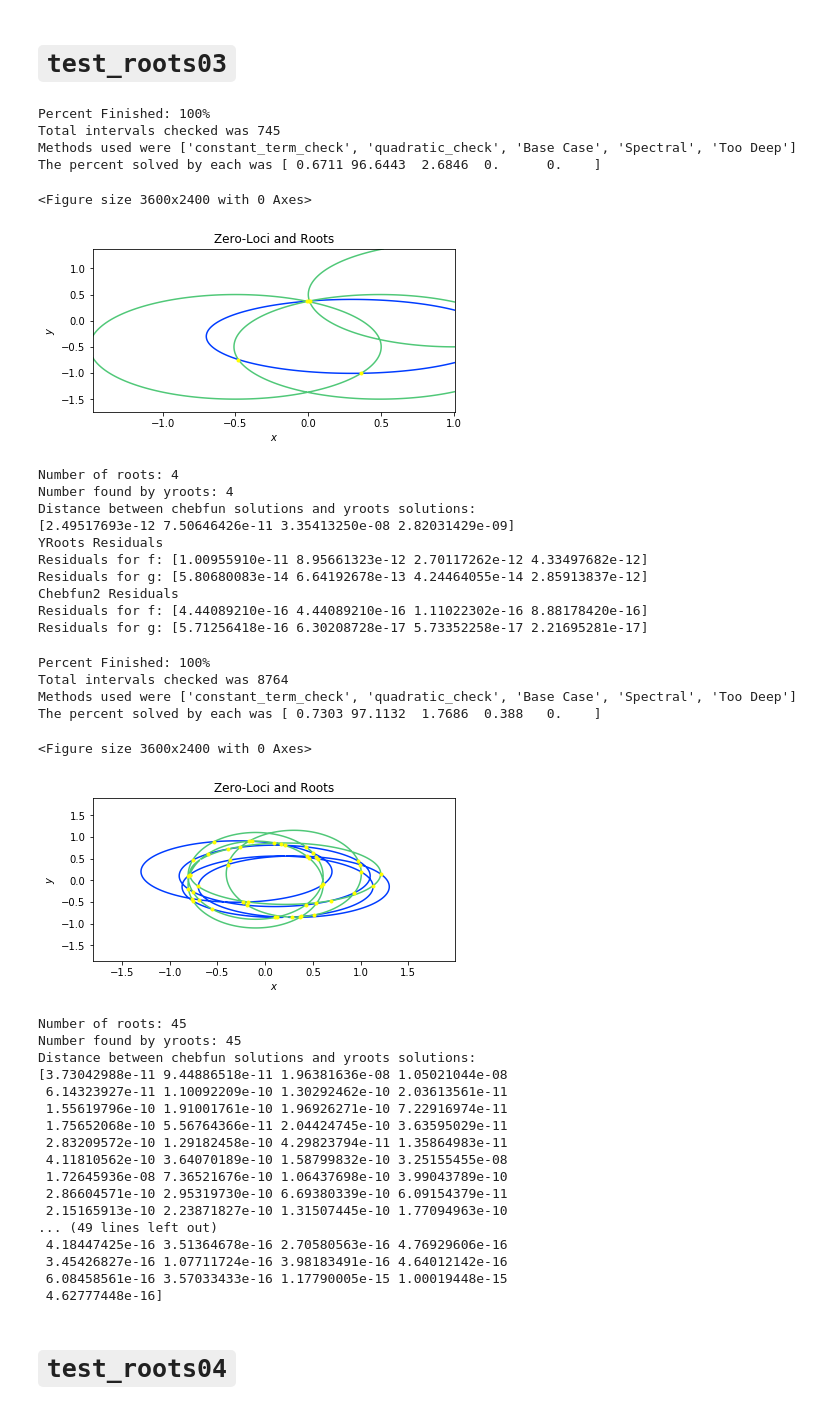
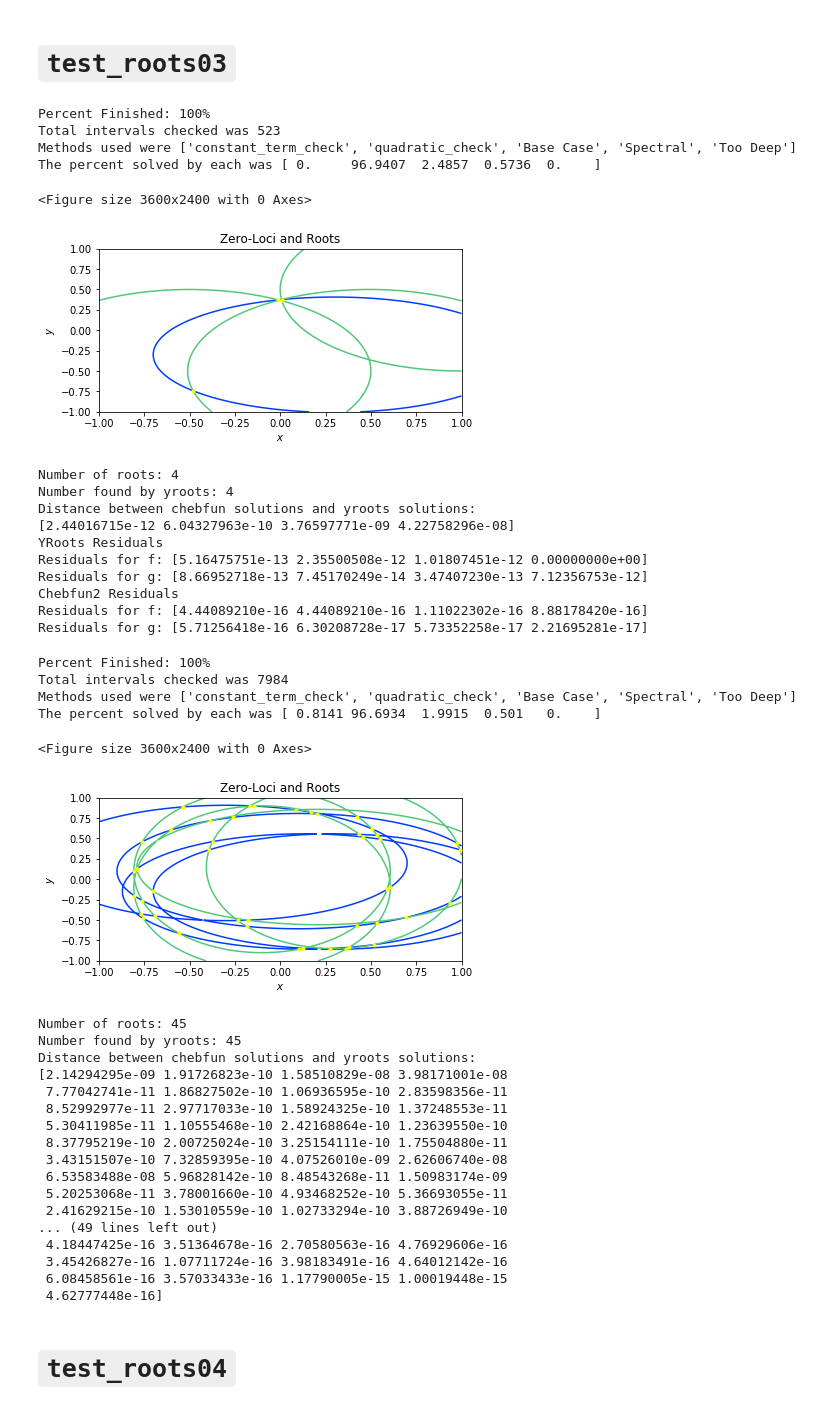
Before and after one commit to tylerjarvis/RootFinding, a Jupyter notebook: Chebfun Tests.ipynb, the cells around one changed output. Drawn from its saved outputs; the diff is of its cells as text; code cells hidden in the pictures.

```diff
--- a/Chebfun Tests.ipynb
+++ b/Chebfun Tests.ipynb
@@ -336,7 +356,7 @@ g = lambda x,y: ((x-.49)**2+(y+.5)**2-1)*((x+0.5)**2+(y+0.5)**2-1)*((x-1)**2+(y-
 r1 = np.loadtxt('chebfun_test_output/cftest3_1.csv',delimiter=',')
 a = np.array([min(r1[:,0]),min(r1[:,1])])
 b = np.array([max(r1[:,0]),max(r1[:,1])])
-r2 = yr.solve([f,g],a-1,b+1,plot=True)
+r2 = yr.solve([f,g],[-1,-1],[1,1],plot=True)
 r2 = rootfilter(r2,a,b,1e-3)
 print('Number of roots:',r1.shape[0])
 print('Number found by yroots:',r2.shape[0])
@@ -347,62 +367,62 @@ if r1.shape[0] == r2.shape[0]:
 print_residuals([f,g], r1, r2)
 # %% [output]
 Percent Finished: 100%
-Total intervals checked was 745
+Total intervals checked was 523
 Methods used were ['constant_term_check', 'quadratic_check', 'Base Case', 'Spectral', 'Too Deep']
-The percent solved by each was [ 0.6711 96.6443  2.6846  0.      0.    ]
+The percent solved by each was [ 0.     96.9407  2.4857  0.5736  0.    ]
 <Figure size 3600x2400 with 0 Axes>
-[figure, old version]
+[figure, new version]
 Number of roots: 4
 Number found by yroots: 4
 Distance between chebfun solutions and yroots solutions:
-[2.49517693e-12 7.50646426e-11 3.35413250e-08 2.82031429e-09]
+[2.44016715e-12 6.04327963e-10 3.76597771e-09 4.22758296e-08]
 YRoots Residuals
-Residuals for f: [1.00955910e-11 8.95661323e-12 2.70117262e-12 4.33497682e-12]
-Residuals for g: [5.80680083e-14 6.64192678e-13 4.24464055e-14 2.85913837e-12]
+Residuals for f: [5.16475751e-13 2.35500508e-12 1.01807451e-12 0.00000000e+00]
+Residuals for g: [8.66952718e-13 7.45170249e-14 3.47407230e-13 7.12356753e-12]
 Chebfun2 Residuals
 Residuals for f: [4.44089210e-16 4.44089210e-16 1.11022302e-16 8.88178420e-16]
 Residuals for g: [5.71256418e-16 6.30208728e-17 5.73352258e-17 2.21695281e-17]
 # %%
 #02
 f = lambda x,y: ((x-0.1)**2+2*(y-0.1)**2-1)*((x+0.3)**2+2*(y-0.2)**2-1)*((x-0.3)**2+2*(y+0.15)**2-1)*((x-0.13)**2+2*(y+0.15)**2-1)
 g = lambda x,y: (2*(x+0.1)**2+(y+0.1)**2-1)*(2*(x+0.1)**2+(y-0.1)**2-1)*(2*(x-0.3)**2+(y-0.15)**2-1)*((x-0.21)**2+2*(y-0.15)**2-1)
 
 r1 = np.loadtxt('chebfun_test_output/cftest3_2.csv',delimiter=',')
 a = np.array([min(r1[:,0]),min(r1[:,1])])
 b = np.array([max(r1[:,0]),max(r1[:,1])])
-r2 = yr.solve([f,g],a-1,b+1,plot=True)
+r2 = yr.solve([f,g],[-1,-1],[1,1],plot=True)
 r2 = rootfilter(r2,a,b,1e-3)
 print('Number of roots:',r1.shape[0])
 print('Number found by yroots:',r2.shape[0])
 if r1.shape[0] == r2.shape[0]:
     print('Distance between chebfun solutions and yroots solutions:')
     print(np.linalg.norm(np.sort(r1,axis=0)-np.sort(r2,axis=0),axis=1))
 else:
     print("chebfun solutions:")
     print(np.sort(r1,axis=0))
     print("yroots solutions:")
     print(np.sort(r2,axis=0))
 
 print_residuals([f,g], r1, r2)
 # %% [output]
 Percent Finished: 100%
-Total intervals checked was 8764
+Total intervals checked was 7984
 Methods used were ['constant_term_check', 'quadratic_check', 'Base Case', 'Spectral', 'Too Deep']
-The percent solved by each was [ 0.7303 97.1132  1.7686  0.388   0.    ]
+The percent solved by each was [ 0.8141 96.6934  1.9915  0.501   0.    ]
 <Figure size 3600x2400 with 0 Axes>
-[figure, old version]
+[figure, new version]
 Number of roots: 45
 Number found by yroots: 45
 Distance between chebfun solutions and yroots solutions:
-[3.73042988e-11 9.44886518e-11 1.96381636e-08 1.05021044e-08
- 6.14323927e-11 1.10092209e-10 1.30292462e-10 2.03613561e-11
- 1.55619796e-10 1.91001761e-10 1.96926271e-10 7.22916974e-11
- 1.75652068e-10 5.56764366e-11 2.04424745e-10 3.63595029e-11
- 2.83209572e-10 1.29182458e-10 4.29823794e-11 1.35864983e-11
- 4.11810562e-10 3.64070189e-10 1.58799832e-10 3.25155455e-08
- 1.72645936e-08 7.36521676e-10 1.06437698e-10 3.99043789e-10
- 2.86604571e-10 2.95319730e-10 6.69380339e-10 6.09154379e-11
- 2.15165913e-10 2.23871827e-10 1.31507445e-10 1.77094963e-10
+[2.14294295e-09 1.91726823e-10 1.58510829e-08 3.98171001e-08
+ 7.77042741e-11 1.86827502e-10 1.06936595e-10 2.83598356e-11
+ 8.52992977e-11 2.97717033e-10 1.58924325e-10 1.37248553e-11
+ 5.30411985e-11 1.10555468e-10 2.42168864e-10 1.23639550e-10
+ 8.37795219e-10 2.00725024e-10 3.25154111e-10 1.75504880e-11
+ 3.43151507e-10 7.32859395e-10 4.07526010e-09 2.62606740e-08
+ 6.53583488e-08 5.96828142e-10 8.48543268e-11 1.50983174e-09
+ 5.20253068e-11 3.78001660e-10 4.93468252e-10 5.36693055e-11
+ 2.41629215e-10 1.53010559e-10 1.02733294e-10 3.88726949e-10
 ... (49 lines left out)
  4.18447425e-16 3.51364678e-16 2.70580563e-16 4.76929606e-16
  3.45426827e-16 1.07711724e-16 3.98183491e-16 4.64012142e-16
```
Also changed, not shown: parts of 17 cells of this notebook, 2 other files.
